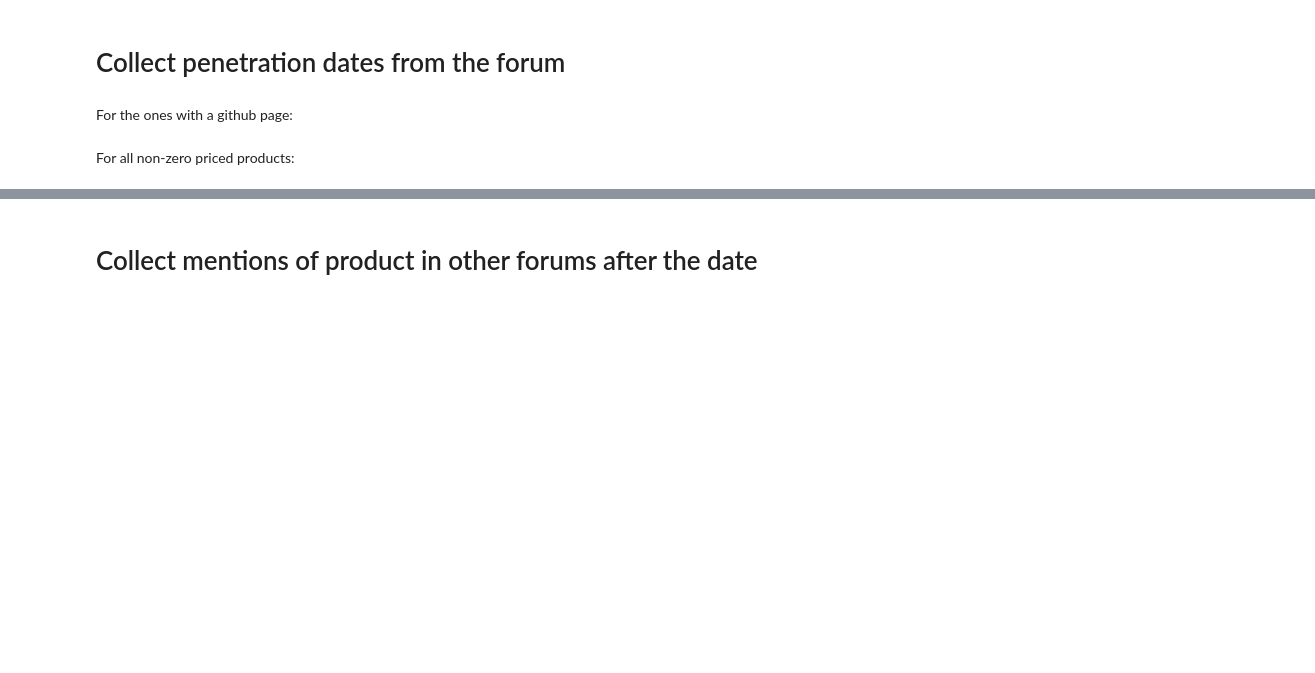
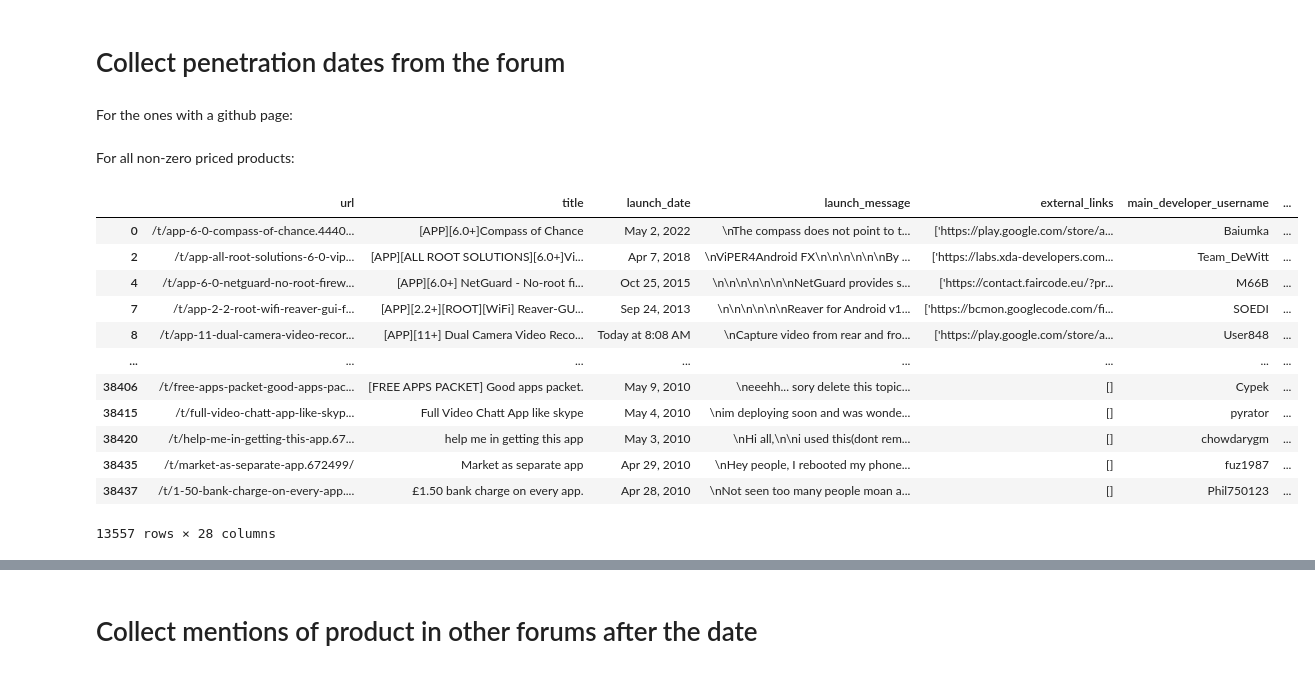
Before and after one commit to yanagerina/researchproposal, a Jupyter notebook: Scraper_N.ipynb, the cells around one changed output, grey strips where cells are left out. Drawn from its saved outputs; the diff is of its cells as text; code cells hidden in the pictures; blank space fills up the shorter version.

Commit message:
Finished the scraper for datestamps and fixed the clean dataset

```diff
--- a/Scraper_N.ipynb
+++ b/Scraper_N.ipynb
@@ -85,4 +85,23 @@ with open('pages_github_penetrated_datestamps.json', 'w') as fp:
     json.dump(pages_penetrated_dict, fp)
 # %% [markdown]
 For all non-zero priced products:
+# %%
+# Load clean data:
+pages = pd.read_csv('data/safe_obs_dataset.csv', sep=";", index_col = "Unnamed: 0")
+# %%
+pages
+# %% [output]
+|  | url | title | launch_date | launch_message | external_links | main_developer_username | ... |
+| 0 | /t/app-6-0-compass-of-chance.4440... | [APP][6.0+]Compass of Chance | May 2, 2022 | \nThe compass does not point to t... | ['https://play.google.com/store/a... | Baiumka | ... |
+| 2 | /t/app-all-root-solutions-6-0-vip... | [APP][ALL ROOT SOLUTIONS][6.0+]Vi... | Apr 7, 2018 | \nViPER4Android FX\n\n\n\n\n\nBy ... | ['https://labs.xda-developers.com... | Team_DeWitt | ... |
+| 4 | /t/app-6-0-netguard-no-root-firew... | [APP][6.0+] NetGuard - No-root fi... | Oct 25, 2015 | \n\n\n\n\n\n\nNetGuard provides s... | ['https://contact.faircode.eu/?pr... | M66B | ... |
+| 7 | /t/app-2-2-root-wifi-reaver-gui-f... | [APP][2.2+][ROOT][WiFi] Reaver-GU... | Sep 24, 2013 | \n\n\n\n\n\nReaver for Android v1... | ['https://bcmon.googlecode.com/fi... | SOEDI | ... |
+| 8 | /t/app-11-dual-camera-video-recor... | [APP][11+] Dual Camera Video Reco... | Today at 8:08 AM | \nCapture video from rear and fro... | ['https://play.google.com/store/a... | User848 | ... |
+| ... | ... | ... | ... | ... | ... | ... | ... |
+| 38406 | /t/free-apps-packet-good-apps-pac... | [FREE APPS PACKET] Good apps packet. | May 9, 2010 | \neeehh... sory delete this topic... | [] | Cypek | ... |
+| 38415 | /t/full-video-chatt-app-like-skyp... | Full Video Chatt App like skype | May 4, 2010 | \nim deploying soon and was wonde... | [] | pyrator | ... |
+| 38420 | /t/help-me-in-getting-this-app.67... | help me in getting this app | May 3, 2010 | \nHi all,\n\ni used this(dont rem... | [] | chowdarygm | ... |
+| 38435 | /t/market-as-separate-app.672499/ | Market as separate app | Apr 29, 2010 | \nHey people, I rebooted my phone... | [] | fuz1987 | ... |
+| 38437 | /t/1-50-bank-charge-on-every-app.... | £1.50 bank charge on every app. | Apr 28, 2010 | \nNot seen too many people moan a... | [] | Phil750123 | ... |
+13557 rows × 28 columns
 # %%
```
Also changed, not shown: parts of 11 cells of this notebook, 3 other files.
